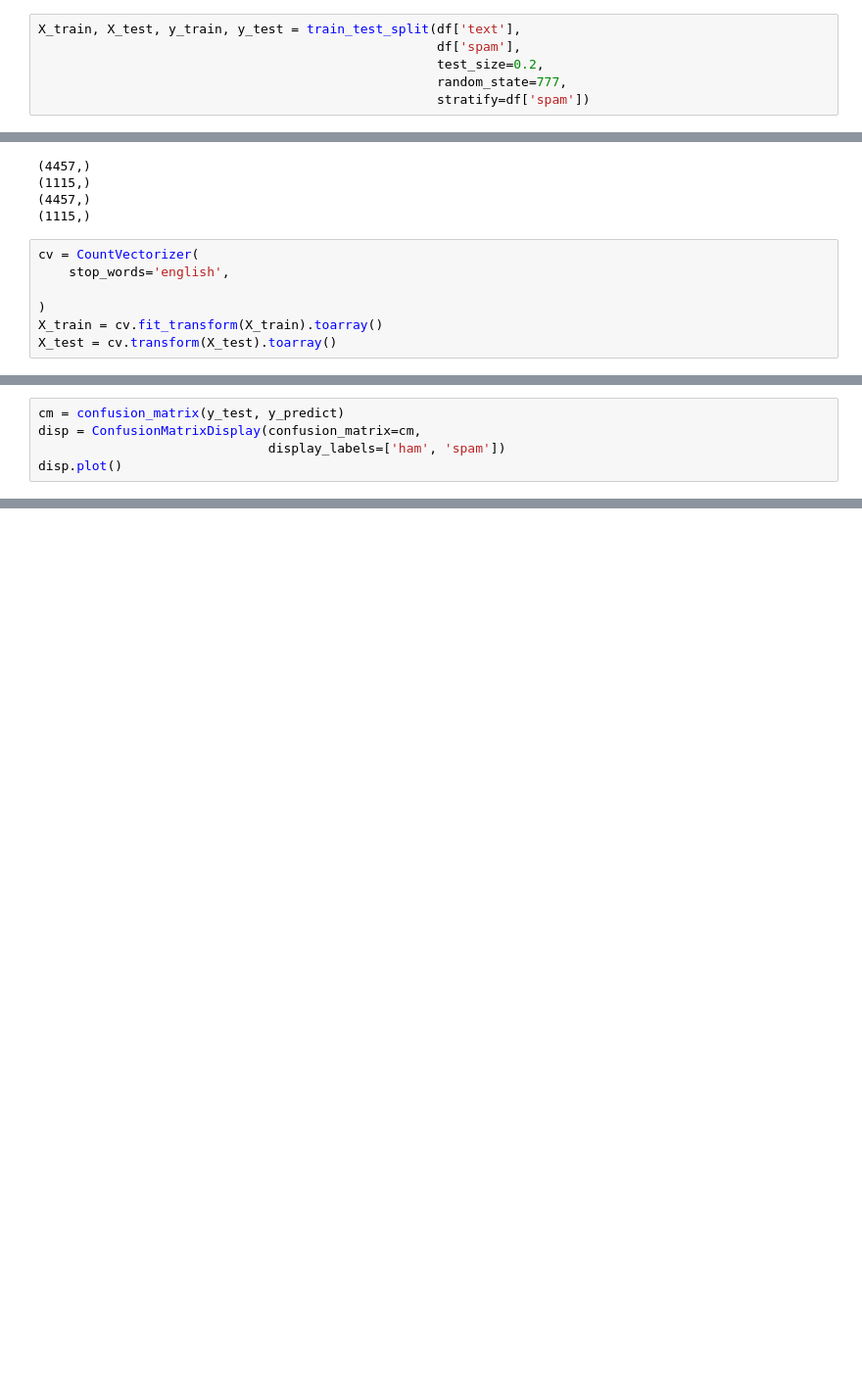
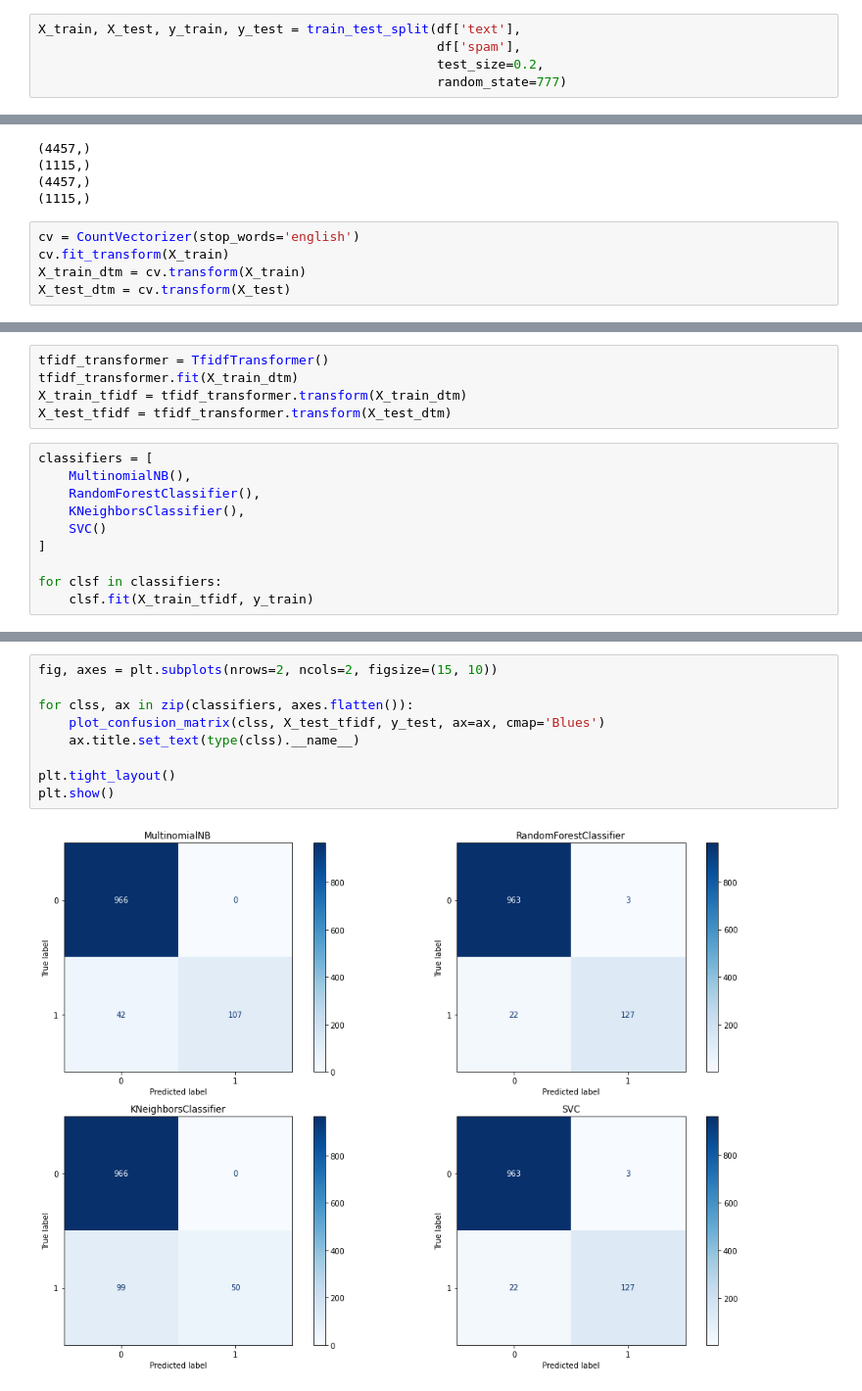
Before and after one commit to PIYoung/mtvs-ai, a Jupyter notebook: jupyters/SMS Spam Collection Dataset.ipynb, the cells around one changed output, grey strips where cells are left out. Shown at 98% size. Drawn from its saved outputs; the diff is of its cells as text; blank space fills up the shorter version.

```diff
--- a/jupyters/SMS Spam Collection Dataset.ipynb
+++ b/jupyters/SMS Spam Collection Dataset.ipynb
@@ -314,8 +318,7 @@ df[:5]
 X_train, X_test, y_train, y_test = train_test_split(df['text'],
                                                     df['spam'],
                                                     test_size=0.2,
-                                                    random_state=777,
-                                                    stratify=df['spam'])
+                                                    random_state=777)
 # %%
 print(X_train.shape)
 print(X_test.shape)
@@ -327,9 +330,7 @@ print(y_test.shape)
 (4457,)
 (1115,)
 # %%
-cv = CountVectorizer(
-    stop_words='english',
-
-)
-X_train = cv.fit_transform(X_train).toarray()
-X_test = cv.transform(X_test).toarray()
+cv = CountVectorizer(stop_words='english')
+cv.fit_transform(X_train)
+X_train_dtm = cv.transform(X_train)
+X_test_dtm = cv.transform(X_test)
@@ -346,5 +337,15 @@ y_predict = forest.predict(X_test)
+# %%
+tfidf_transformer = TfidfTransformer()
+tfidf_transformer.fit(X_train_dtm)
+X_train_tfidf = tfidf_transformer.transform(X_train_dtm)
+X_test_tfidf = tfidf_transformer.transform(X_test_dtm)
 # %%
-cm = confusion_matrix(y_test, y_predict)
-disp = ConfusionMatrixDisplay(confusion_matrix=cm,
-                              display_labels=['ham', 'spam'])
-disp.plot()
+classifiers = [
+    MultinomialNB(),
+    RandomForestClassifier(),
+    KNeighborsClassifier(),
+    SVC()
+]
+
+for clsf in classifiers:
+    clsf.fit(X_train_tfidf, y_train)
@@ -369,0 +389,11 @@ print(f1_score(y_test, y_predict))
+# %%
+fig, axes = plt.subplots(nrows=2, ncols=2, figsize=(15, 10))
+
+for clss, ax in zip(classifiers, axes.flatten()):
+    plot_confusion_matrix(clss, X_test_tfidf, y_test, ax=ax, cmap='Blues')
+    ax.title.set_text(type(clss).__name__)
+
+plt.tight_layout()
+plt.show()
+# %% [output]
+[figure, added]
```
Also changed, not shown: parts of 18 cells of this notebook.
